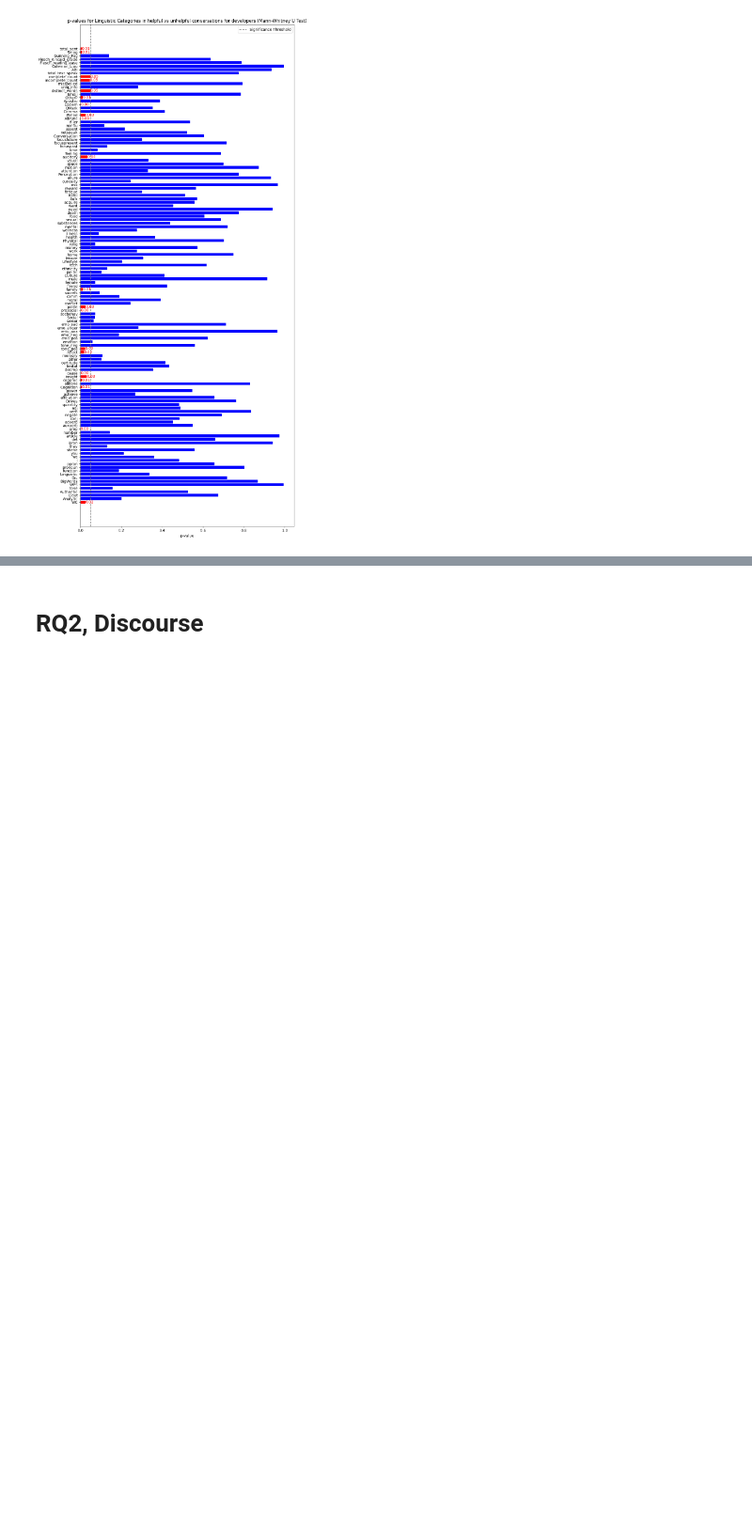
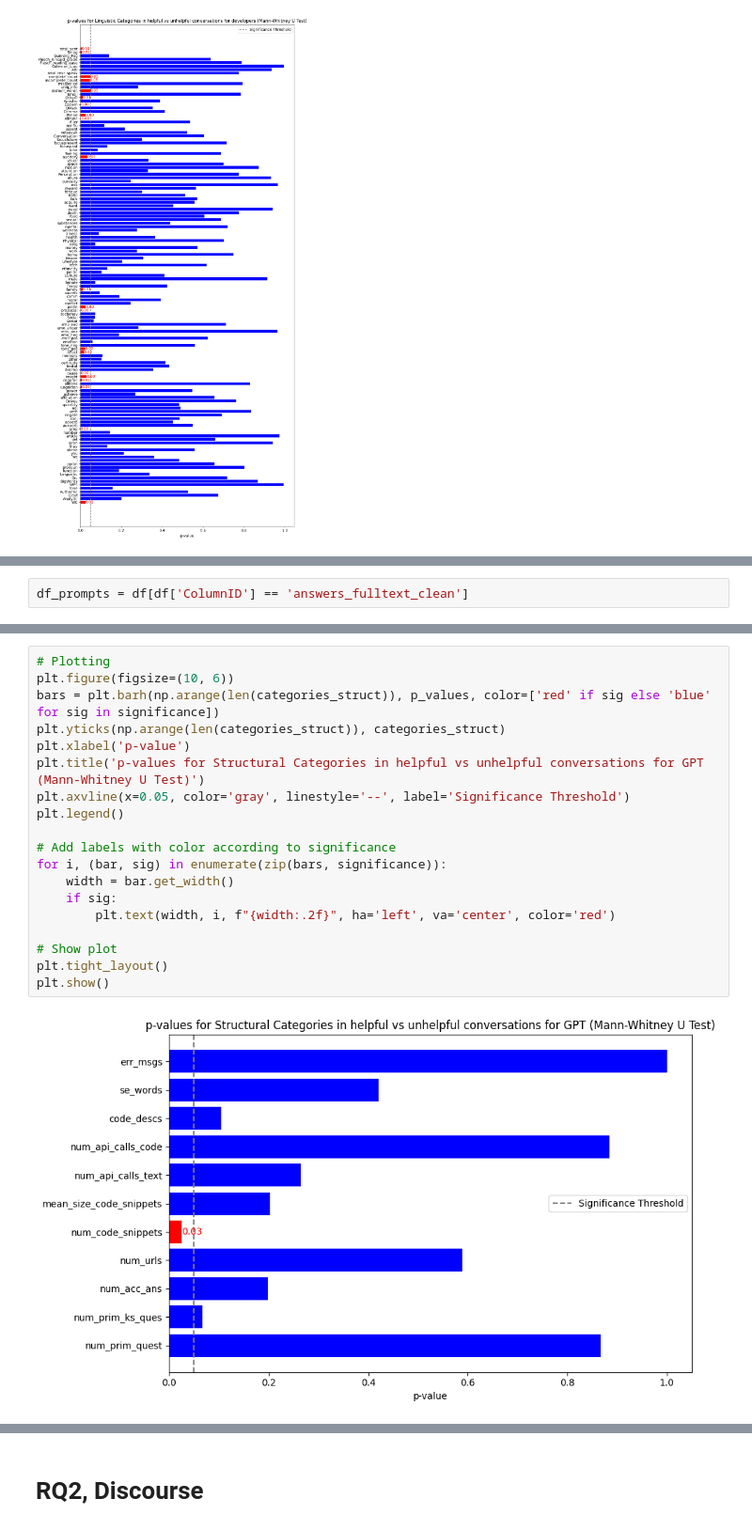
Before and after one commit to SOAR-Lab/llm_issue_resolution_analysis, a Jupyter notebook: analysis/main.ipynb, the cells around one changed output, grey strips where cells are left out. Shown at 94% size. Drawn from its saved outputs; the diff is of its cells as text; blank space fills up the shorter version.

```diff
--- a/analysis/main.ipynb
+++ b/analysis/main.ipynb
@@ -213,0 +327,2 @@ plt.show()
+# %%
+df_prompts = df[df['ColumnID'] == 'answers_fulltext_clean']
@@ -213,0 +456,21 @@ plt.show()
+# %%
+# Plotting
+plt.figure(figsize=(10, 6))
+bars = plt.barh(np.arange(len(categories_struct)), p_values, color=['red' if sig else 'blue' for sig in significance])
+plt.yticks(np.arange(len(categories_struct)), categories_struct)
+plt.xlabel('p-value')
+plt.title('p-values for Structural Categories in helpful vs unhelpful conversations for GPT (Mann-Whitney U Test)')
+plt.axvline(x=0.05, color='gray', linestyle='--', label='Significance Threshold')
+plt.legend()
+
+# Add labels with color according to significance
+for i, (bar, sig) in enumerate(zip(bars, significance)):
+    width = bar.get_width()
+    if sig:
+        plt.text(width, i, f"{width:.2f}", ha='left', va='center', color='red')
+
+# Show plot
+plt.tight_layout()
+plt.show()
+# %% [output]
+[figure, added]
```
Also changed, not shown: parts of 10 cells of this notebook, 1 other file.
